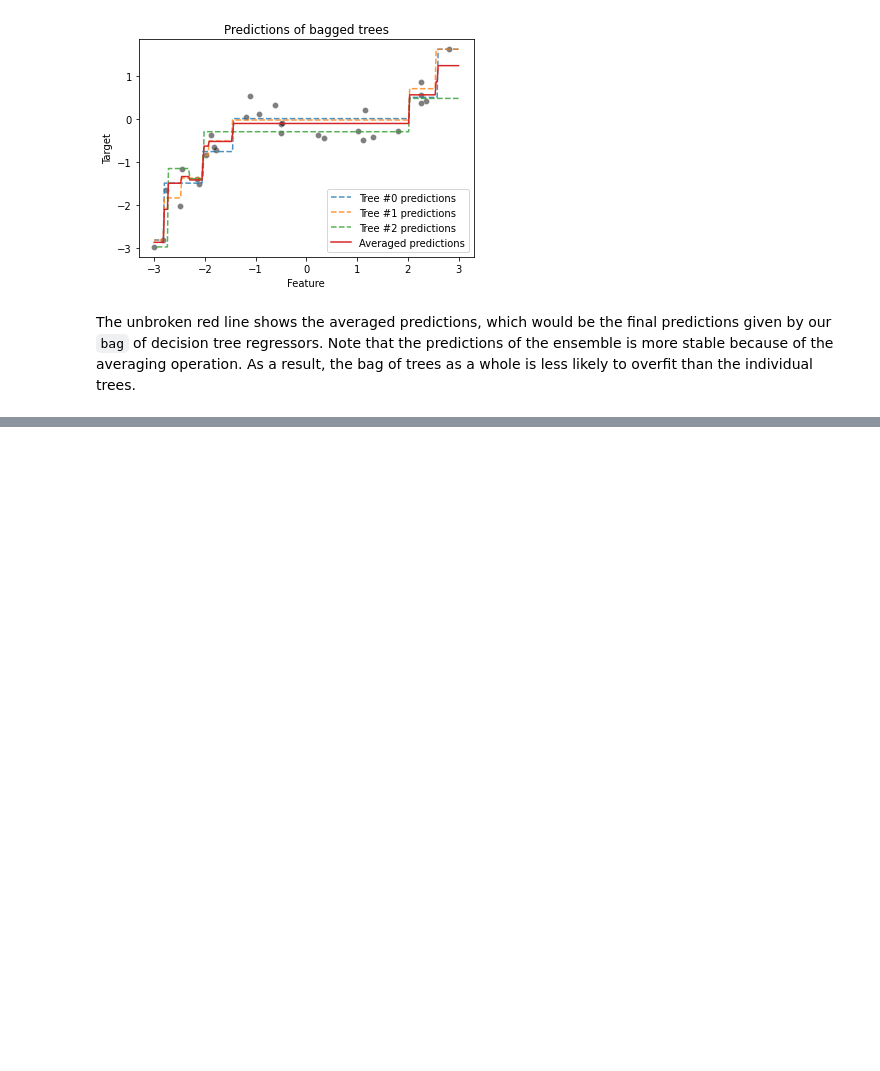
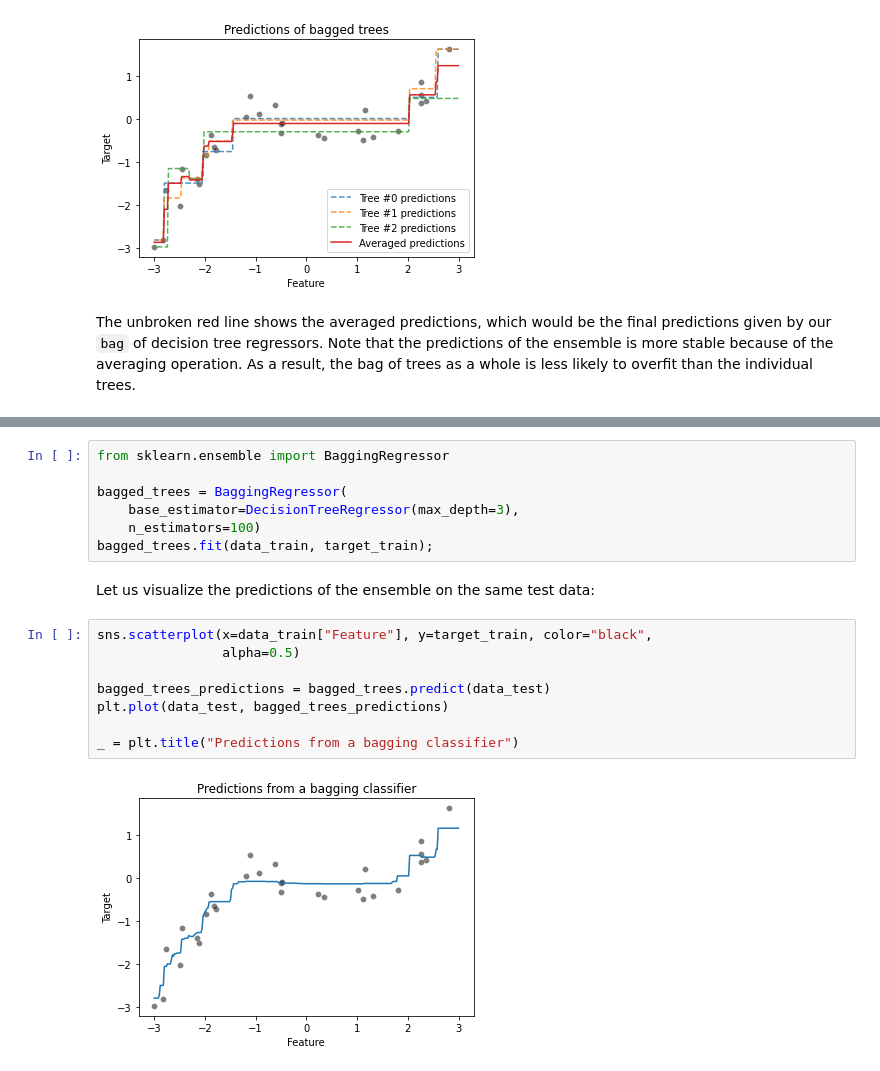
Before and after one commit to skacem/Learning-Machine-Learning, a Jupyter notebook: Scikit-learn/602_bagging.ipynb, the cells around one changed output, grey strips where cells are left out. Cells and saved outputs as stored; diff of their text form; blank space fills up the shorter version.

Commit message:
add bagging complex pipelines

```diff
--- a/Scikit-learn/602_bagging.ipynb
+++ b/Scikit-learn/602_bagging.ipynb
@@ -169,0 +176,19 @@ The unbroken red line shows the averaged predictions, which would be the final p
+# %%
+from sklearn.ensemble import BaggingRegressor
+
+bagged_trees = BaggingRegressor(
+    base_estimator=DecisionTreeRegressor(max_depth=3),
+    n_estimators=100)
+bagged_trees.fit(data_train, target_train);
+# %% [markdown]
+Let us visualize the predictions of the ensemble on the same test data:
+# %%
+sns.scatterplot(x=data_train["Feature"], y=target_train, color="black",
+                alpha=0.5)
+
+bagged_trees_predictions = bagged_trees.predict(data_test)
+plt.plot(data_test, bagged_trees_predictions)
+
+_ = plt.title("Predictions from a bagging classifier")
+# %% [output]
+[figure, added]
```
Also changed, not shown: parts of 14 cells of this notebook.
